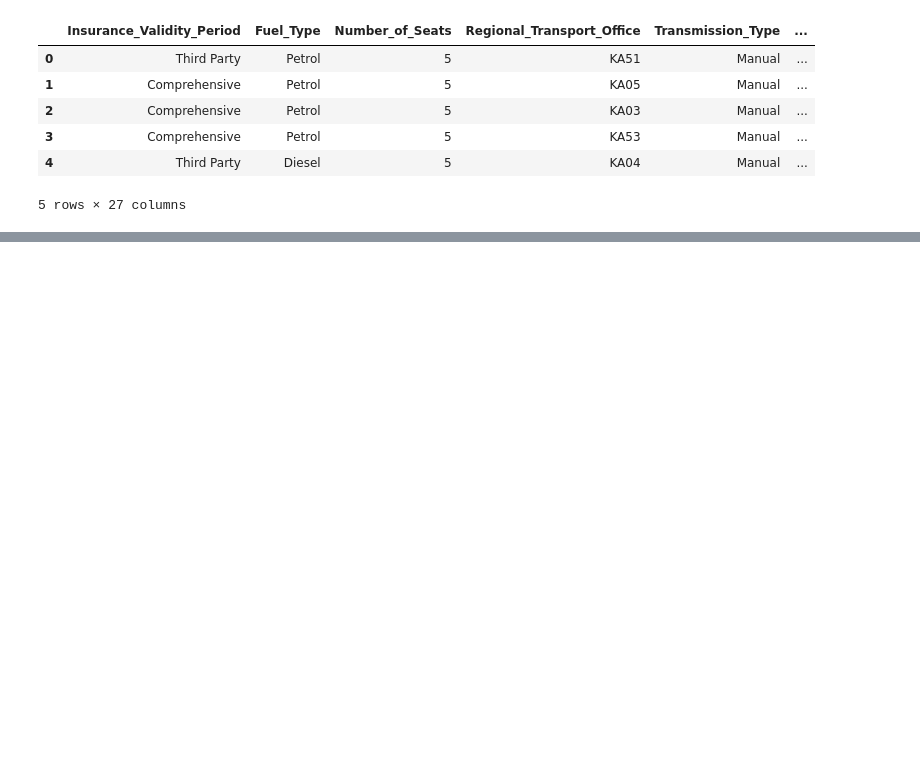
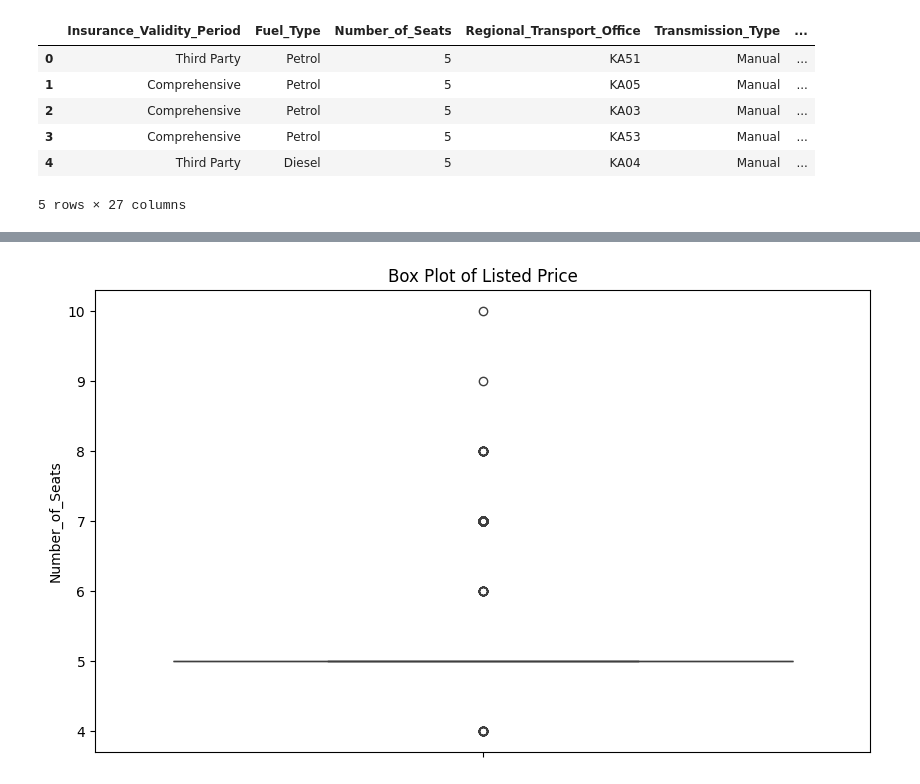
Before and after one commit to Nagasuruthi-R/car_dheko_machine_learning, a Jupyter notebook: project/Preprocessing_datas.ipynb, the cells around one changed output, grey strips where cells are left out. Saved outputs shown, nothing was run; the diff lists cells and outputs as text; code cells hidden in the pictures; blank space fills up the shorter version.

```diff
--- a/project/Preprocessing_datas.ipynb
+++ b/project/Preprocessing_datas.ipynb
@@ -746,0 +776,2 @@ df['Entertainment_and_Communication'] = df['Entertainment_and_Communication'].st
+# %%
+df = pd.read_excel('../preprocessed_cars/preprocessed_bangalore_cars.xlsx')
@@ -779,0 +891,34 @@ df.head()
+# %%
+# Function to replace integers with "unknown"
+def replace_integers(x):
+    if isinstance(x, int):
+        return 'unknown'
+    else:
+        return x
+# %%
+def safe_literal_eval(x):
+    try:
+        return ast.literal_eval(x)
+    except (ValueError, SyntaxError):
+        return x  # Or return an empty list or other placeholder if needed
+# %%
+list_like_cols = ['Top_Features', 'Comfort_and_Convenience', 'Interior_Features', 'Exterior_Features', 'Safety_Features', 'Entertainment_and_Communication']
+
+for col in list_like_cols:
+    df[col] = df[col].apply(replace_integers)
+    df[col] = df[col].apply(lambda x: safe_literal_eval(x) if isinstance(x, str) else x)
+    # Extract unique features
+    unique_features = set()
+    for features in df[col]:
+        unique_features.update(features)
+
+    unique_features = list(unique_features)
+
+    # Create a DataFrame for one-hot encoded columns
+    one_hot_encoded_df = pd.DataFrame()
+
+    for feature in unique_features:
+        one_hot_encoded_df[f'{col}_{feature}'] = df[col].apply(lambda x: 1 if feature in x else 0)
+
+    # Concatenate the new DataFrame with the original DataFrame
+    df = pd.concat([df.drop(columns=[col]), one_hot_encoded_df], axis=1)
@@ -849,0 +975,11 @@ print(pca.explained_variance_ratio_)
+# %%
+import matplotlib.pyplot as plt
+import seaborn as sns
+
+# Example: Box plot for 'Listed_Price'
+plt.figure(figsize=(10, 6))
+sns.boxplot(df['Number_of_Seats'])
+plt.title('Box Plot of Listed Price')
+plt.show()
+# %% [output]
+[figure, added]
```
Also changed, not shown: parts of 34 cells of this notebook, 9 other files.
